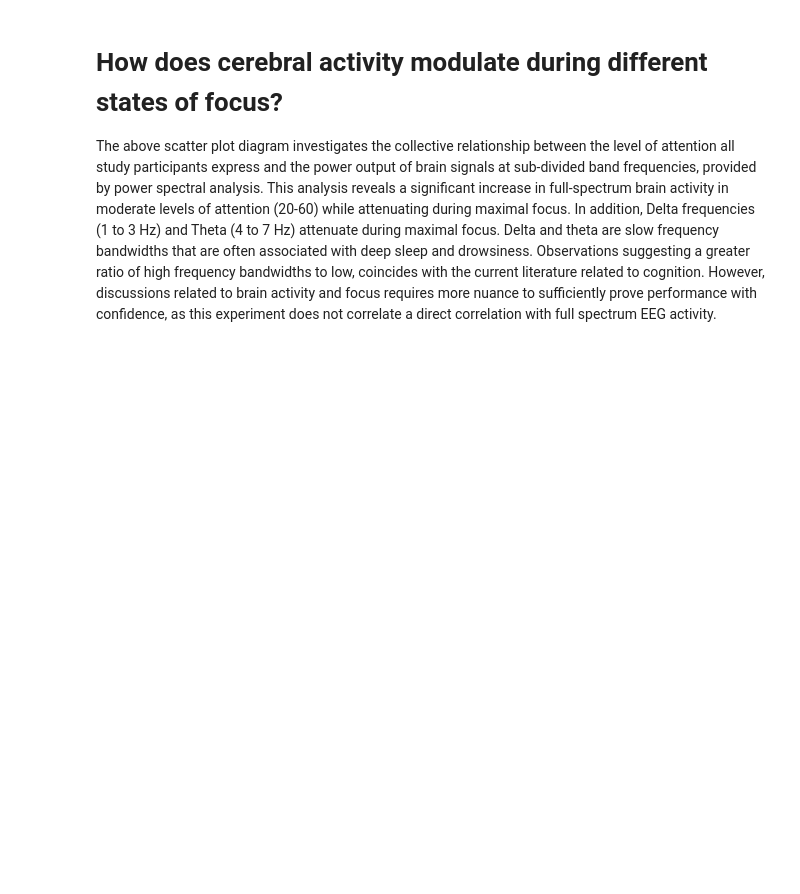
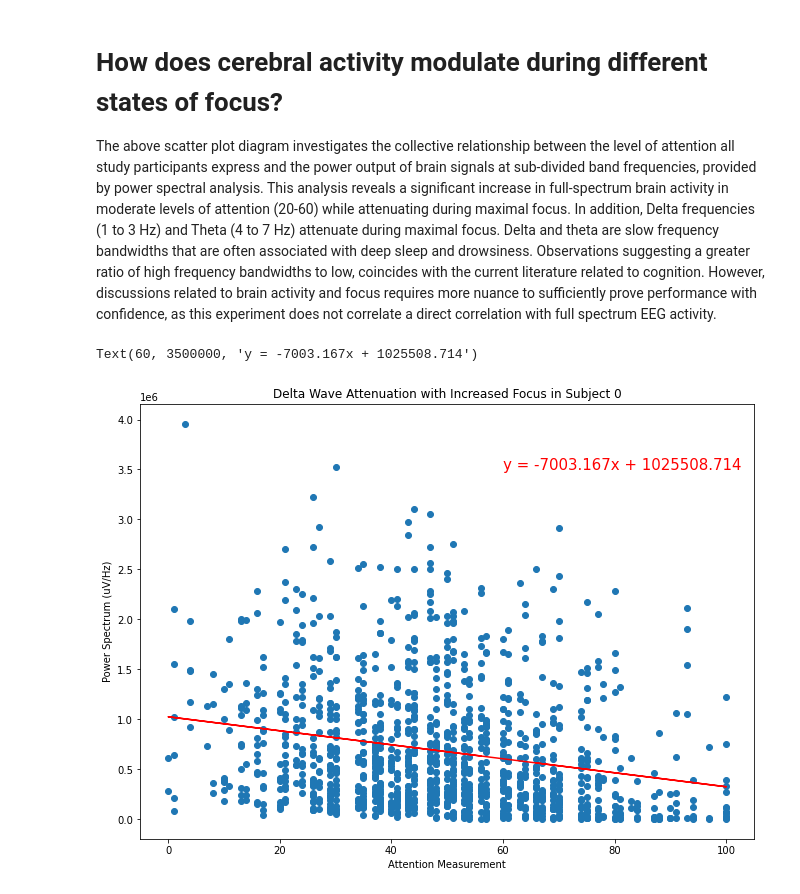
Before and after one commit to ShoaibFarooqui/project-one, a Jupyter notebook: eeg-analysis.ipynb, the cells around one changed output. Saved outputs shown, nothing was run; the diff lists cells and outputs as text; code cells hidden in the pictures; blank space fills up the shorter version.

Commit message:
Delta Attenuation with Greater Focus

```diff
--- a/eeg-analysis.ipynb
+++ b/eeg-analysis.ipynb
@@ -98,3 +101,20 @@ plt.rcParams['figure.figsize'] = [11,8]
 # %% [markdown]
 # How does cerebral activity modulate during different states of focus?
 The above scatter plot diagram investigates the collective relationship between the level of attention all study participants express and the power output of brain signals at sub-divided band frequencies, provided by power spectral analysis. This analysis reveals a significant increase in full-spectrum brain activity in moderate levels of attention (20-60) while attenuating during maximal focus. In addition, Delta frequencies (1 to 3 Hz) and Theta (4 to 7 Hz) attenuate during maximal focus. Delta and theta are slow frequency bandwidths that are often associated with deep sleep and drowsiness. Observations suggesting a greater ratio of high frequency bandwidths to low, coincides with the current literature related to cognition. However, discussions related to brain activity and focus requires more nuance to sufficiently prove performance with confidence, as this experiment does not correlate a direct correlation with full spectrum EEG activity.
+# %%
+
+
+x_axis = eeg_df.loc[eeg_df["subject ID"]==0,"Attention"]
+y_axis = eeg_df.loc[eeg_df["subject ID"]==0,"Delta"]
+plt.scatter(x_axis, y_axis)
+slope, intercept, rvalue, pvalue, stderr = st.linregress(x_axis, y_axis)
+regress_values = x_axis*slope+intercept
+line_eq = f'y = {round(slope,3)}x + {round(intercept,3)}'
+plt.plot(x_axis, regress_values, '-r')
+plt.title("Delta Wave Attenuation with Increased Focus in Subject 0")
+plt.xlabel("Attention Measurement")
+plt.ylabel("Power Spectrum (uV/Hz)")
+plt.annotate(line_eq, (60,3500000), color='red',fontsize=15)
+# %% [output]
+Text(60, 3500000, 'y = -7003.167x + 1025508.714')
+[figure, added]
```
Also changed, not shown: parts of 4 cells of this notebook.
